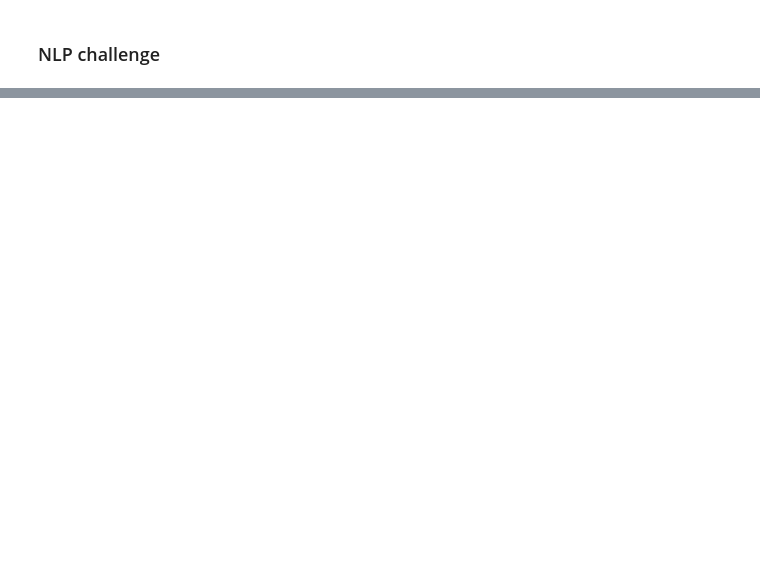
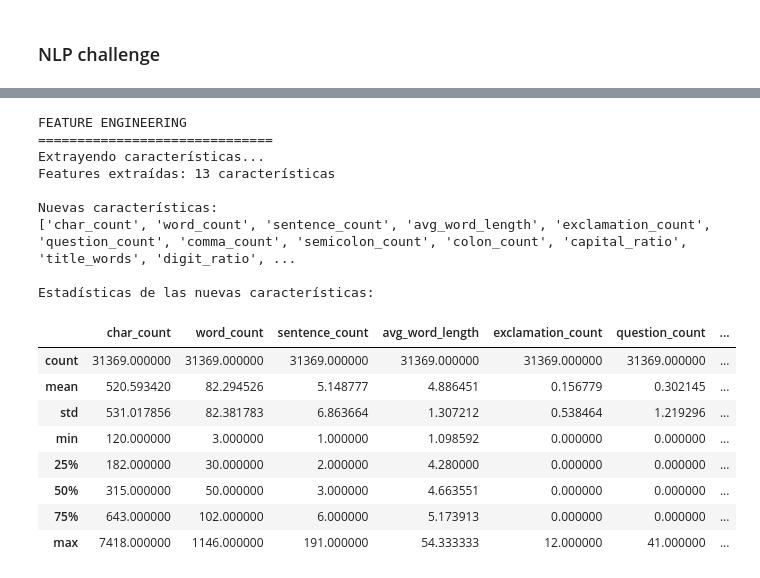
Before and after one commit to williamoreno98/Challenge_decade_classifier, a Jupyter notebook: NLP_challenge.ipynb, the cells around one changed output, grey strips where cells are left out. Saved outputs shown, nothing was run; the diff lists cells and outputs as text; code cells hidden in the pictures; blank space fills up the shorter version.

Commit message:
Primer intento
Pipeline completo con 4 modelos distintos.

```diff
--- a/NLP_challenge.ipynb
+++ b/NLP_challenge.ipynb
@@ -159,0 +44,14 @@ Archivo de predicciones guardado en submission.csv
+# %%
+print("Cargando datasets...")
+
+df_train = pd.read_csv("train.csv")
+print(f"Train: {df_train.shape[0]:,} filas, {df_train.shape[1]} columnas")
+
+df_eval = pd.read_csv("eval.csv")
+print(f"Eval: {df_eval.shape[0]:,} filas, {df_eval.shape[1]} columnas")
+
+print("\nPrimeras filas del dataset de entrenamiento:")
+display(df_train.head())
+
+print("\nPrimeras filas del dataset de evaluación:")
+display(df_eval.head())
@@ -159,0 +275,65 @@ Archivo de predicciones guardado en submission.csv
+# %%
+print("FEATURE ENGINEERING")
+print("="*30)
+
+def extract_text_features(text):
+    """
+    Extrae características avanzadas de un texto.
+    """
+    if pd.isna(text) or text.strip() == '':
+        return {}
+
+    features = {}
+
+    features['char_count'] = len(text)
+    features['word_count'] = len(text.split())
+    features['sentence_count'] = len([s for s in text.split('.') if s.strip()])
+    features['avg_word_length'] = np.mean([len(word) for word in text.split()]) if text.split() else 0
+
+    features['exclamation_count'] = text.count('!')
+    features['question_count'] = text.count('?')
+    features['comma_count'] = text.count(',')
+    features['semicolon_count'] = text.count(';')
+    features['colon_count'] = text.count(':')
+
+    features['capital_ratio'] = sum(1 for c in text if c.isupper()) / len(text) if text else 0
+    features['title_words'] = sum(1 for word in text.split() if word.istitle()) / len(text.split()) if text.split() else 0
+
+    features['digit_ratio'] = sum(1 for c in text if c.isdigit()) / len(text) if text else 0
+
+    latin_indicators = ['et', 'de', 'in', 'ad', 'ex', 'cum', 'per', 'pro', 'ab', 'ob']
+    features['latin_words'] = sum(1 for word in text.lower().split() if word in latin_indicators)
+
+    return features
+
+print("Extrayendo características...")
+feature_dicts = df_clean['text'].apply(extract_text_features)
+feature_df = pd.DataFrame(feature_dicts.tolist())
+
+df_features = pd.concat([df_clean[['text', 'decade']], feature_df], axis=1)
+
+print(f"Features extraídas: {feature_df.shape[1]} características")
+print("\nNuevas características:")
+print(feature_df.columns.tolist())
+
+print(f"\nEstadísticas de las nuevas características:")
+display(feature_df.describe())
+# %% [output]
+FEATURE ENGINEERING
+==============================
+Extrayendo características...
+Features extraídas: 13 características
+
+Nuevas características:
+['char_count', 'word_count', 'sentence_count', 'avg_word_length', 'exclamation_count', 'question_count', 'comma_count', 'semicolon_count', 'colon_count', 'capital_ratio', 'title_words', 'digit_ratio', ...
+
+Estadísticas de las nuevas características:
+|  | char_count | word_count | sentence_count | avg_word_length | exclamation_count | question_count | ... |
+| count | 31369.000000 | 31369.000000 | 31369.000000 | 31369.000000 | 31369.000000 | 31369.000000 | ... |
+| mean | 520.593420 | 82.294526 | 5.148777 | 4.886451 | 0.156779 | 0.302145 | ... |
+| std | 531.017856 | 82.381783 | 6.863664 | 1.307212 | 0.538464 | 1.219296 | ... |
+| min | 120.000000 | 3.000000 | 1.000000 | 1.098592 | 0.000000 | 0.000000 | ... |
+| 25% | 182.000000 | 30.000000 | 2.000000 | 4.280000 | 0.000000 | 0.000000 | ... |
+| 50% | 315.000000 | 50.000000 | 3.000000 | 4.663551 | 0.000000 | 0.000000 | ... |
+| 75% | 643.000000 | 102.000000 | 6.000000 | 5.173913 | 0.000000 | 0.000000 | ... |
+| max | 7418.000000 | 1146.000000 | 191.000000 | 54.333333 | 12.000000 | 41.000000 | ... |
```
Also changed, not shown: parts of 28 cells of this notebook.
